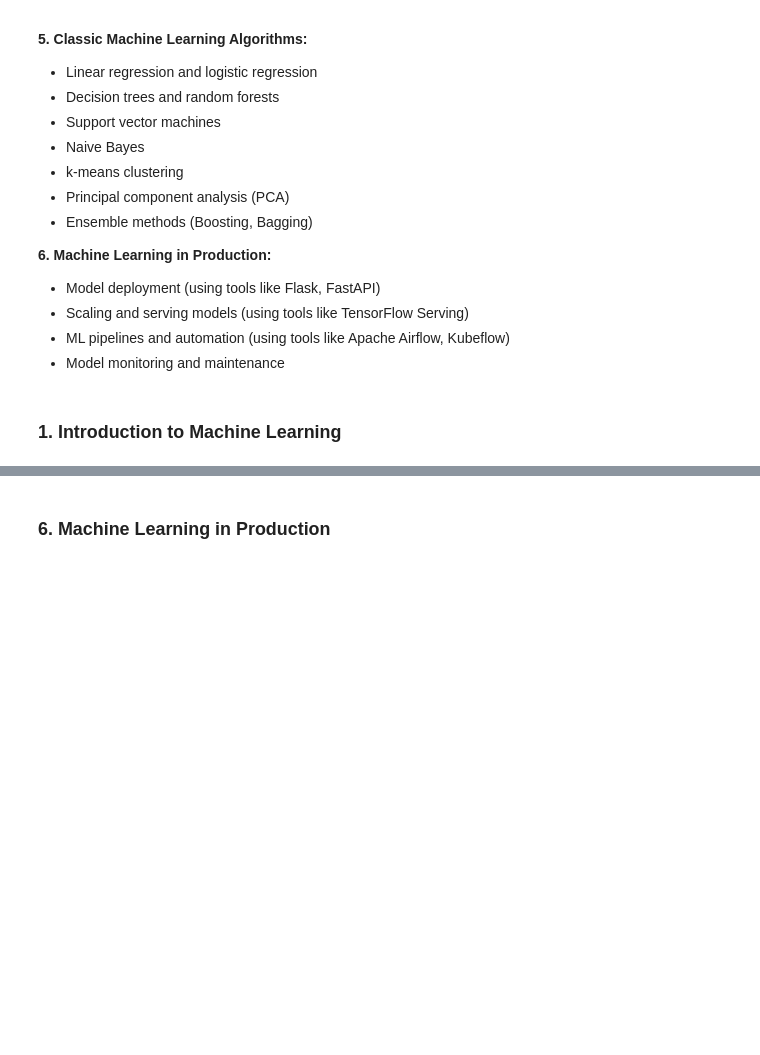
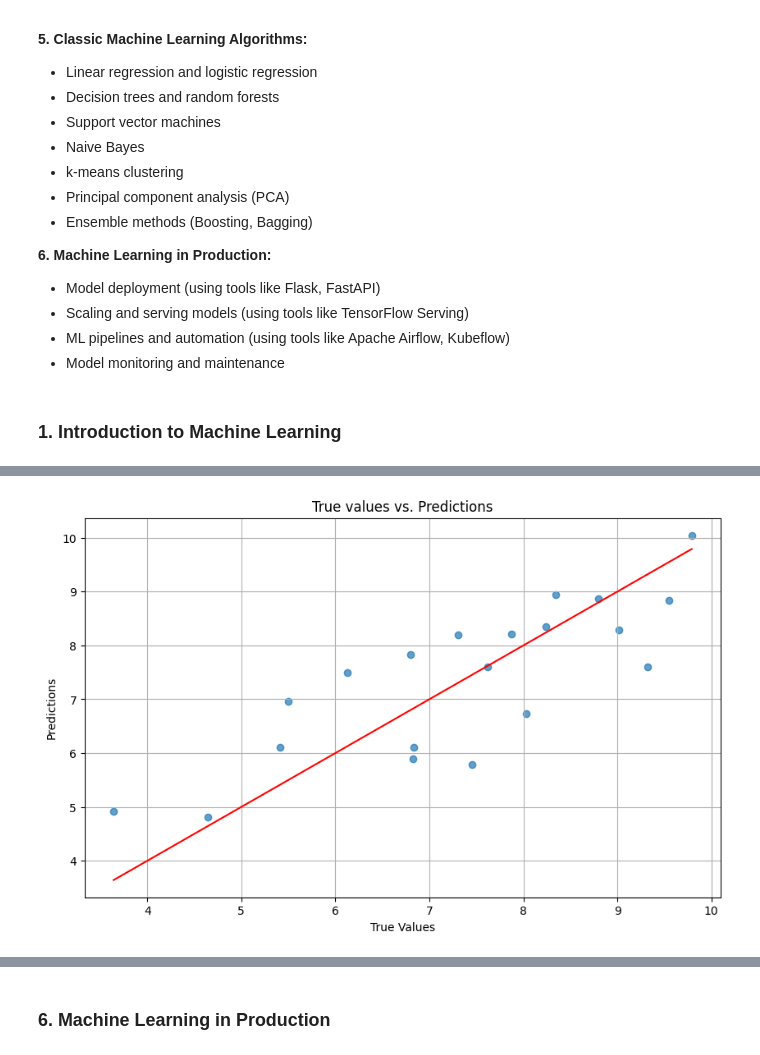
Before and after one commit to natapone/learning_ai_by_coding, a Jupyter notebook: 2-1_ML.ipynb, the cells around one changed output, grey strips where cells are left out. Cells and saved outputs as stored; diff of their text form; code cells hidden in the pictures; blank space fills up the shorter version.

```diff
--- a/2-1_ML.ipynb
+++ b/2-1_ML.ipynb
@@ -42,0 +201,32 @@
+# %%
+import numpy as np
+import matplotlib.pyplot as plt
+from sklearn.model_selection import train_test_split
+from sklearn.linear_model import LinearRegression
+
+# Generate some sample data
+np.random.seed(0)
+X = 2 * np.random.rand(100, 1)
+y = 4 + 3 * X + np.random.randn(100, 1)
+
+# Split the dataset
+X_train, X_test, y_train, y_test = train_test_split(X, y, test_size=0.2, random_state=42)
+
+# Create and train the model
+model = LinearRegression()
+model.fit(X_train, y_train)
+predictions = model.predict(X_test)
+
+# Plotting
+plt.figure(figsize=(10, 6))
+
+# True values vs. Predictions
+plt.scatter(y_test, predictions, alpha=0.7)
+plt.plot([min(y_test), max(y_test)], [min(y_test), max(y_test)], 'r')  # y=x line for perfect fit
+plt.title('True values vs. Predictions')
+plt.xlabel('True Values')
+plt.ylabel('Predictions')
+plt.grid(True)
+plt.show()
+# %% [output]
+[figure, added]
```
Also changed, not shown: parts of 39 cells of this notebook.
